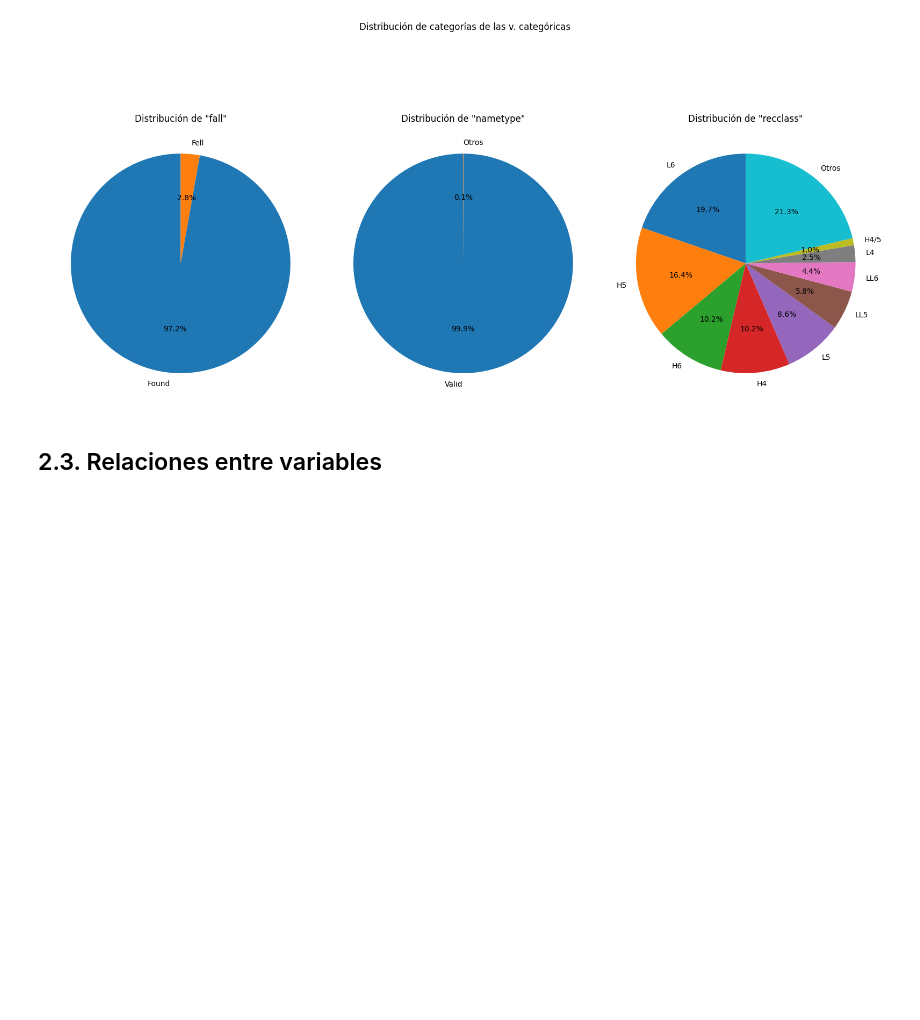
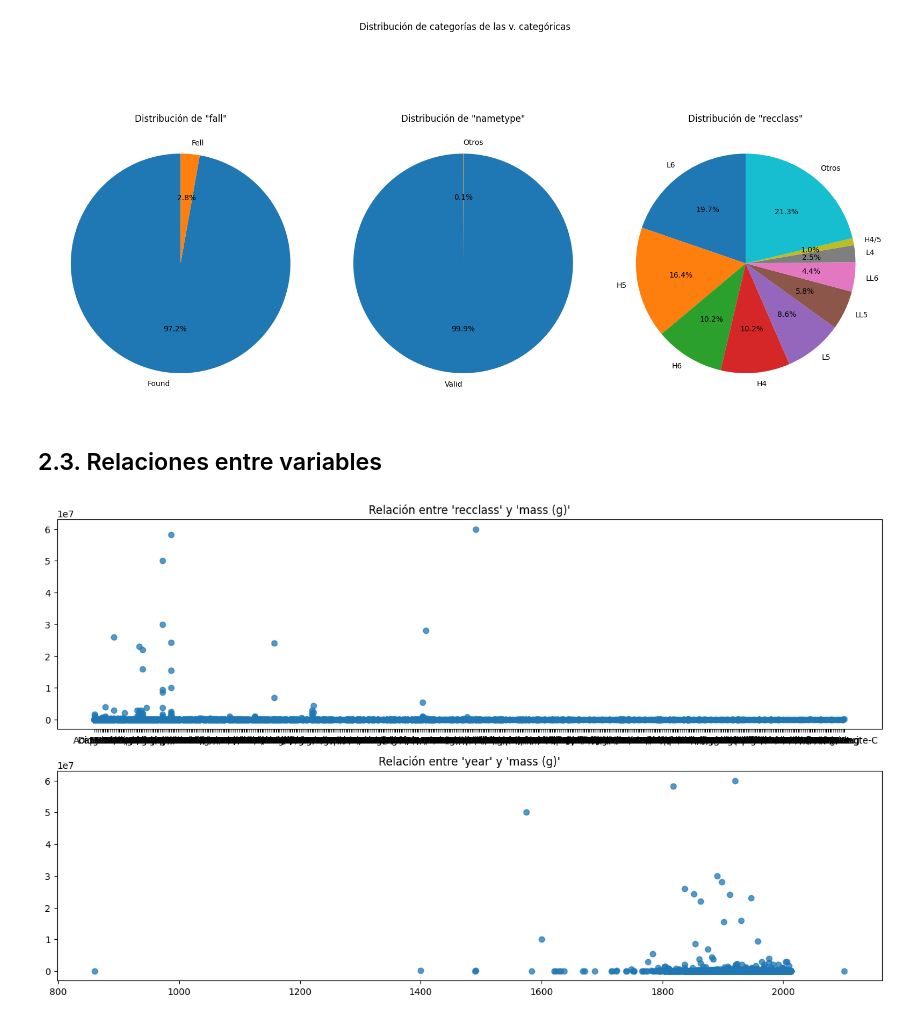
Before and after one commit to uqee/CEIA_Analisis_de_datos_Trabajo_individual_Denis_Zhbankov, a Jupyter notebook: src/main.ipynb, the cells around one changed output. Cells and saved outputs as stored; diff of their text form; code cells hidden in the pictures; blank space fills up the shorter version.

```diff
--- a/src/main.ipynb
+++ b/src/main.ipynb
@@ -184,3 +184,15 @@ plt.show()
 [figure]
 # %% [markdown]
 ## 2.3. Relaciones entre variables
+# %%
+_, ax = plt.subplots(2, 1, figsize=(16, 9))
+
+ax[0].scatter(df['recclass'], df['mass (g)'], alpha=0.75)
+ax[0].set_title("Relación entre 'recclass' y 'mass (g)'")
+
+ax[1].scatter(df['year'], df['mass (g)'], alpha=0.75)
+ax[1].set_title("Relación entre 'year' y 'mass (g)'")
+
+plt.show()
+# %% [output]
+[figure, added]
```
Also changed, not shown: parts of 3 cells of this notebook.
